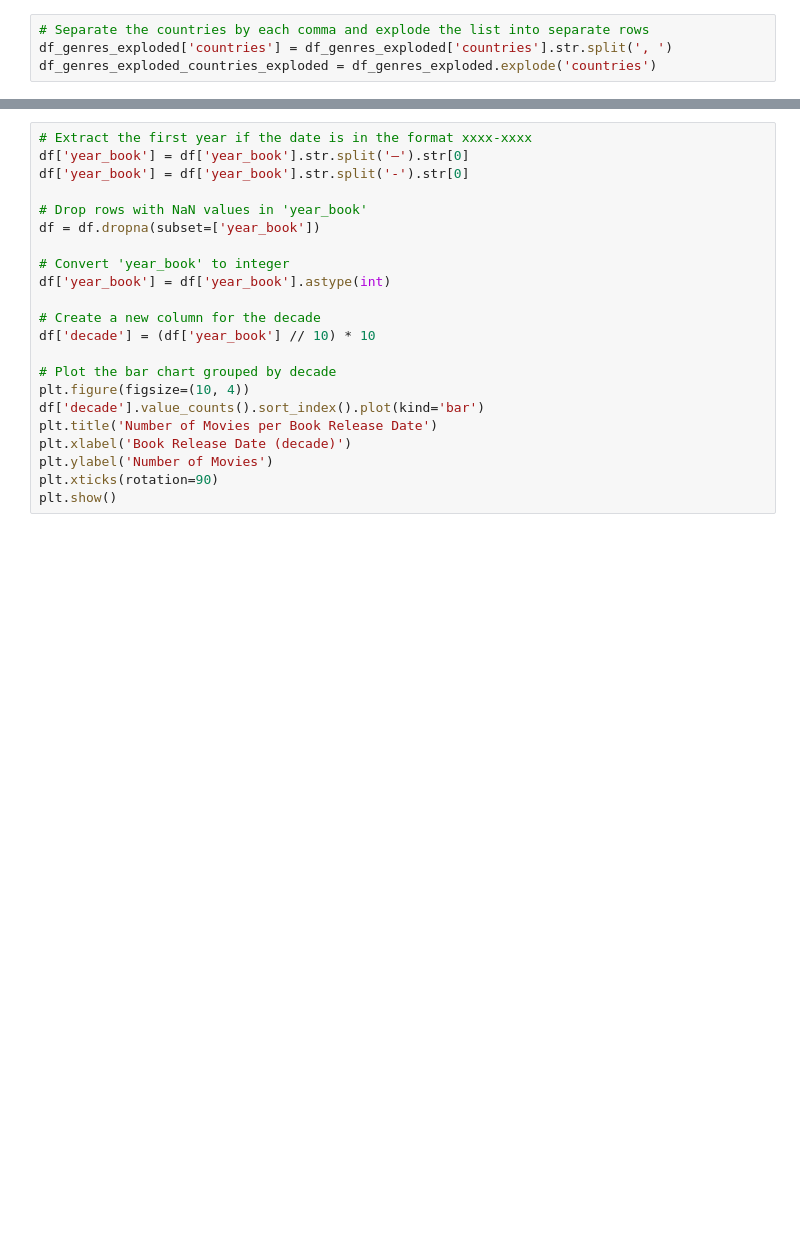
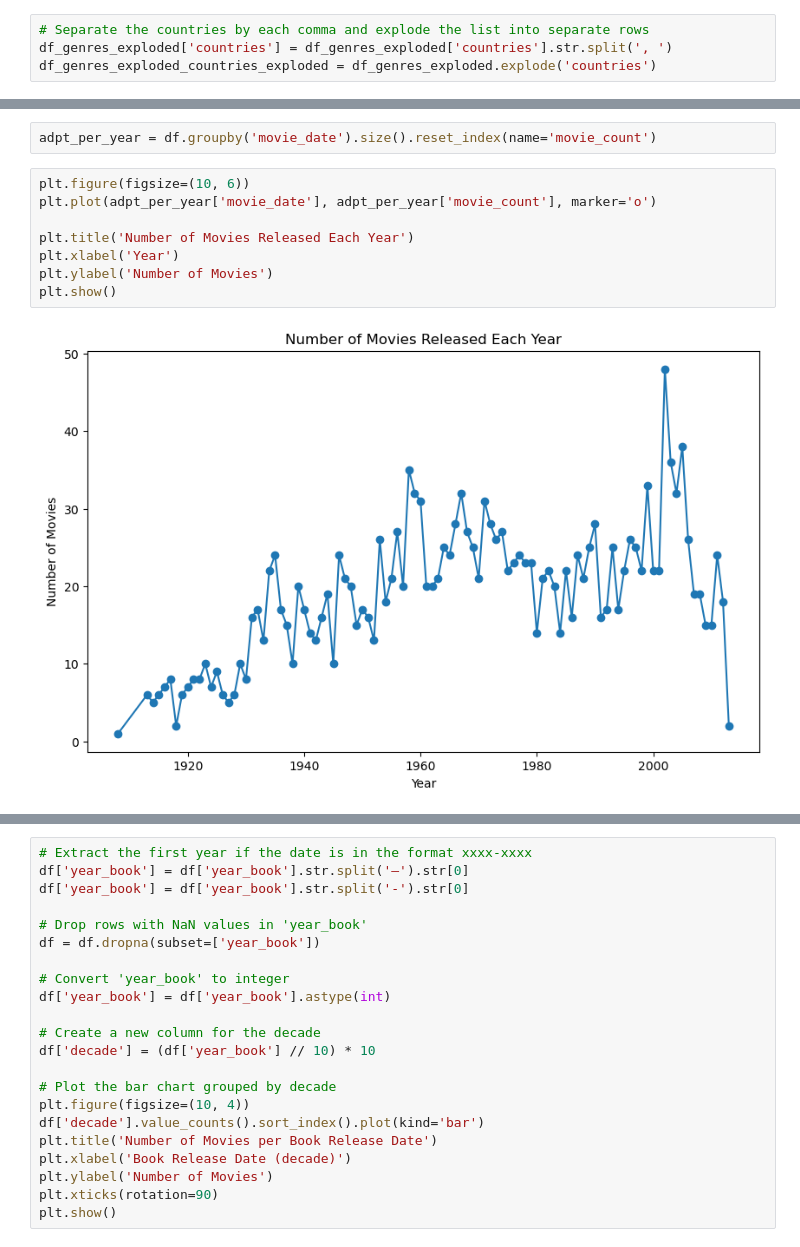
Before and after one commit to epfl-ada/ada-2024-project-padamalgame, a Jupyter notebook: results.ipynb, the cells around one changed output, grey strips where cells are left out. Drawn from its saved outputs; the diff is of its cells as text; blank space fills up the shorter version.

```diff
--- a/results.ipynb
+++ b/results.ipynb
@@ -286,0 +363,12 @@ plt.show()
+# %%
+adpt_per_year = df.groupby('movie_date').size().reset_index(name='movie_count')
+# %%
+plt.figure(figsize=(10, 6))
+plt.plot(adpt_per_year['movie_date'], adpt_per_year['movie_count'], marker='o')
+
+plt.title('Number of Movies Released Each Year')
+plt.xlabel('Year')
+plt.ylabel('Number of Movies')
+plt.show()
+# %% [output]
+[figure, added]
```
Also changed, not shown: parts of 27 cells of this notebook, 20 other files.
